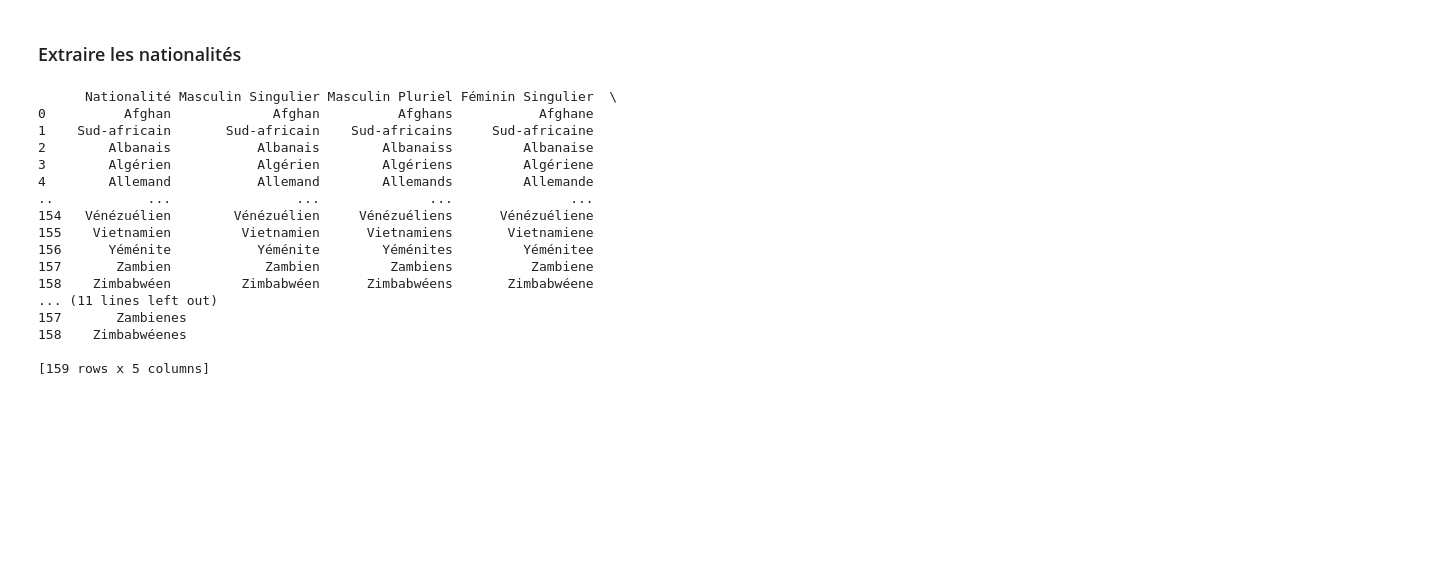
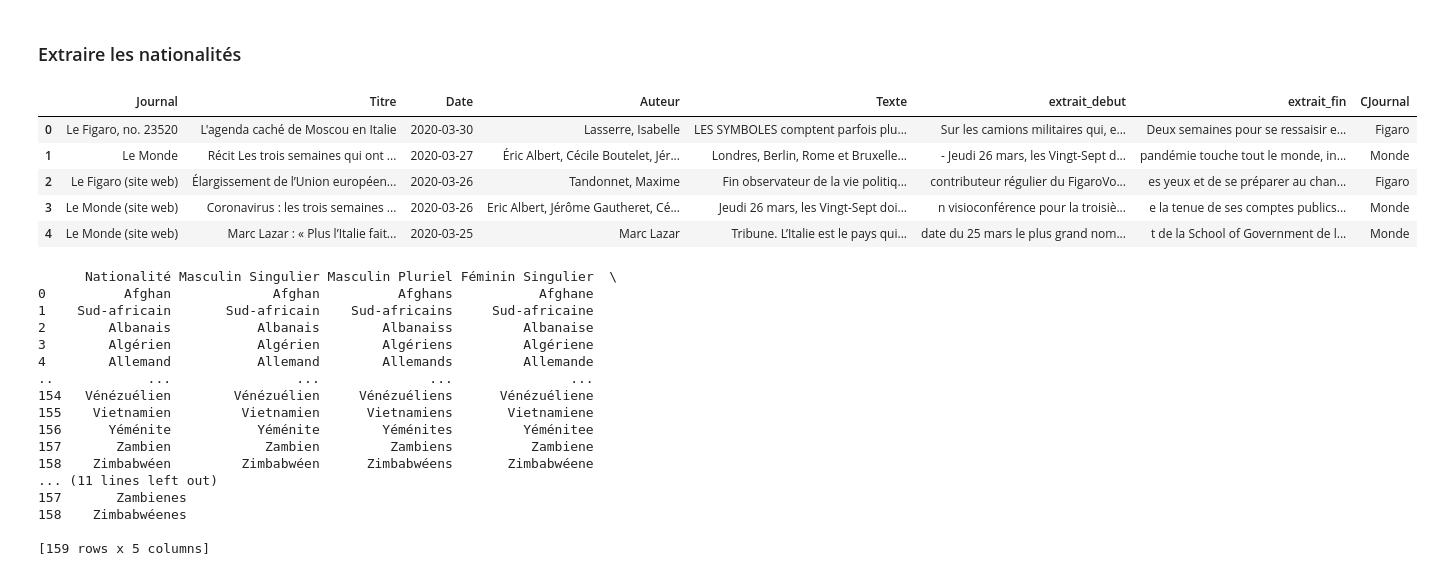
Before and after one commit to cmllbll/Projet_DSSS_2023, a Jupyter notebook: Humanitaire-securitaire.ipynb, the cells around one changed output. Saved outputs shown, nothing was run; the diff lists cells and outputs as text; code cells hidden in the pictures; blank space fills up the shorter version.

```diff
--- a/Humanitaire-securitaire.ipynb
+++ b/Humanitaire-securitaire.ipynb
@@ -425 +423,11 @@ data = df.copy()
+# %%
+data = pd.read_csv(r'data_cleaned/initial_corpus.csv')
+data.head()
+# %% [output]
+|  | Journal | Titre | Date | Auteur | Texte | extrait_debut | extrait_fin | CJournal |
+| 0 | Le Figaro, no. 23520 | L'agenda caché de Moscou en Italie | 2020-03-30 | Lasserre, Isabelle | LES SYMBOLES comptent parfois plu... | Sur les camions militaires qui, e... | Deux semaines pour se ressaisir e... | Figaro |
+| 1 | Le Monde | Récit Les trois semaines qui ont ... | 2020-03-27 | Éric Albert, Cécile Boutelet, Jér... | Londres, Berlin, Rome et Bruxelle... | - Jeudi 26 mars, les Vingt-Sept d... | pandémie touche tout le monde, in... | Monde |
+| 2 | Le Figaro (site web) | Élargissement de l’Union européen... | 2020-03-26 | Tandonnet, Maxime | Fin observateur de la vie politiq... | contributeur régulier du FigaroVo... | es yeux et de se préparer au chan... | Figaro |
+| 3 | Le Monde (site web) | Coronavirus : les trois semaines ... | 2020-03-26 | Eric Albert, Jérôme Gautheret, Cé... | Jeudi 26 mars, les Vingt-Sept doi... | n visioconférence pour la troisiè... | e la tenue de ses comptes publics... | Monde |
+| 4 | Le Monde (site web) | Marc Lazar : « Plus l’Italie fait... | 2020-03-25 | Marc Lazar | Tribune. L’Italie est le pays qui... | date du 25 mars le plus grand nom... | t de la School of Government de l... | Monde |
 # %%
```
Also changed, not shown: parts of 4 cells of this notebook, 7 other files.
